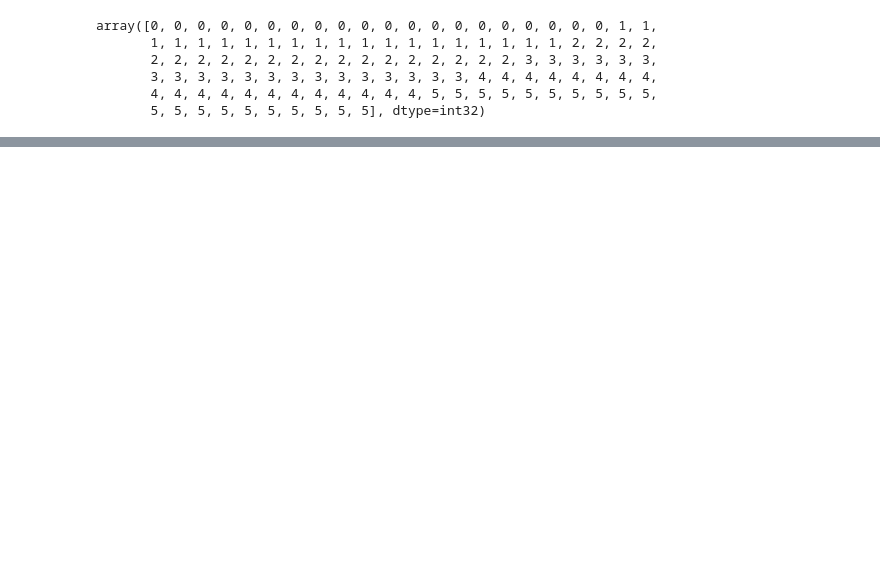
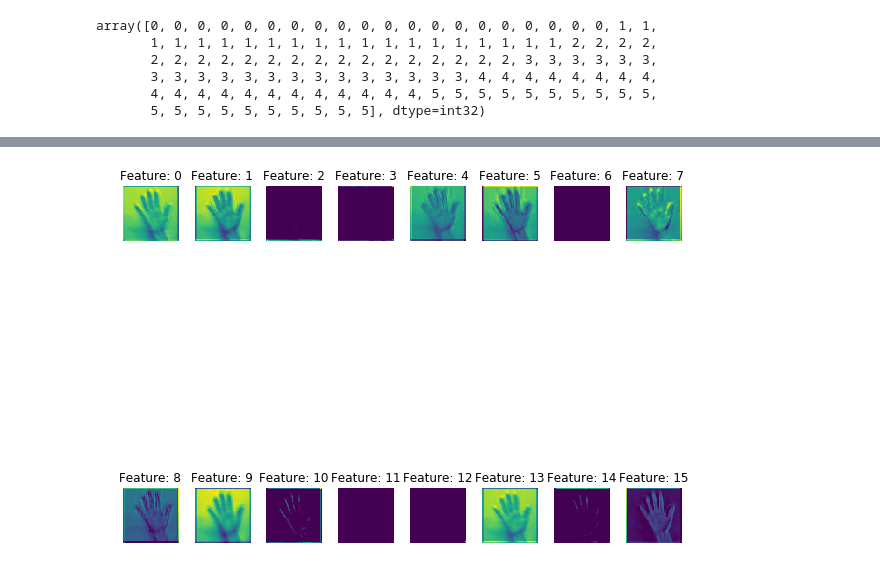
Before and after one commit to nguyenbh1507/Computer-Vision-TIC, a Jupyter notebook: Session-4/Gesture_model.ipynb, the cells around one changed output, grey strips where cells are left out. Drawn from its saved outputs; the diff is of its cells as text; code cells hidden in the pictures; blank space fills up the shorter version.

Commit message:
Gesture adjust

```diff
--- a/Session-4/Gesture_model.ipynb
+++ b/Session-4/Gesture_model.ipynb
@@ -410,0 +461,18 @@ Prediction - list of [P(0) ... P(5)]: [[3.3635819e-01 1.9814326e-05 3.0954808e-0
+# %%
+# Visualize 8 filter of convolution 1 :
+img = load_img(img_path, target_size=input_shape)
+img_arr = img_to_array(img)/255.
+img_arr = np.expand_dims(img_arr, axis=0)
+intermediate_layer_model = Model(inputs=model.input,
+                                 outputs=model.get_layer("CONV_1").output)
+intermediate_output = intermediate_layer_model.predict(img_arr)
+plt.figure(figsize=(10,10),)
+for i in range(16):
+    plt.subplot(2,8,i+1)
+    plt.subplots_adjust(left  = 0.125 ,right = 0.9 , bottom = 0.1,top = 0.9  ,wspace = 0.3 ,hspace = 0.1 )
+    plt.axis("off")
+    plt.title("Feature: " +str(i))
+    im = intermediate_output[:,:,:,i]
+    plt.imshow(np.squeeze(im))
+# %% [output]
+[figure, added]
```
Also changed, not shown: parts of 12 cells of this notebook.
